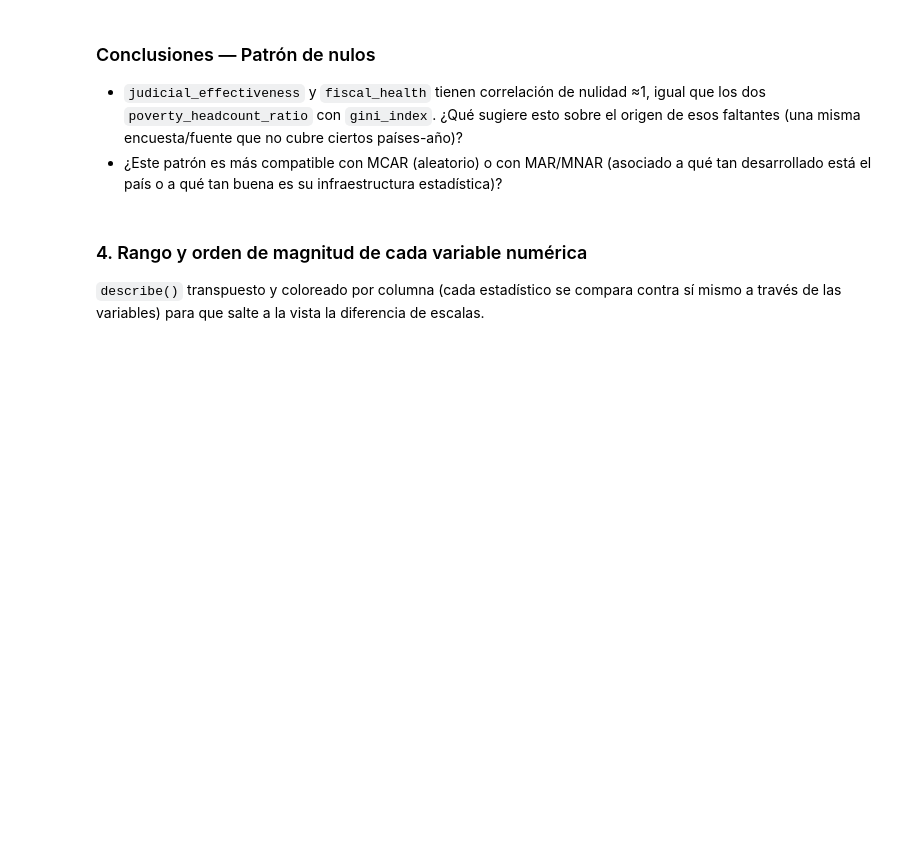
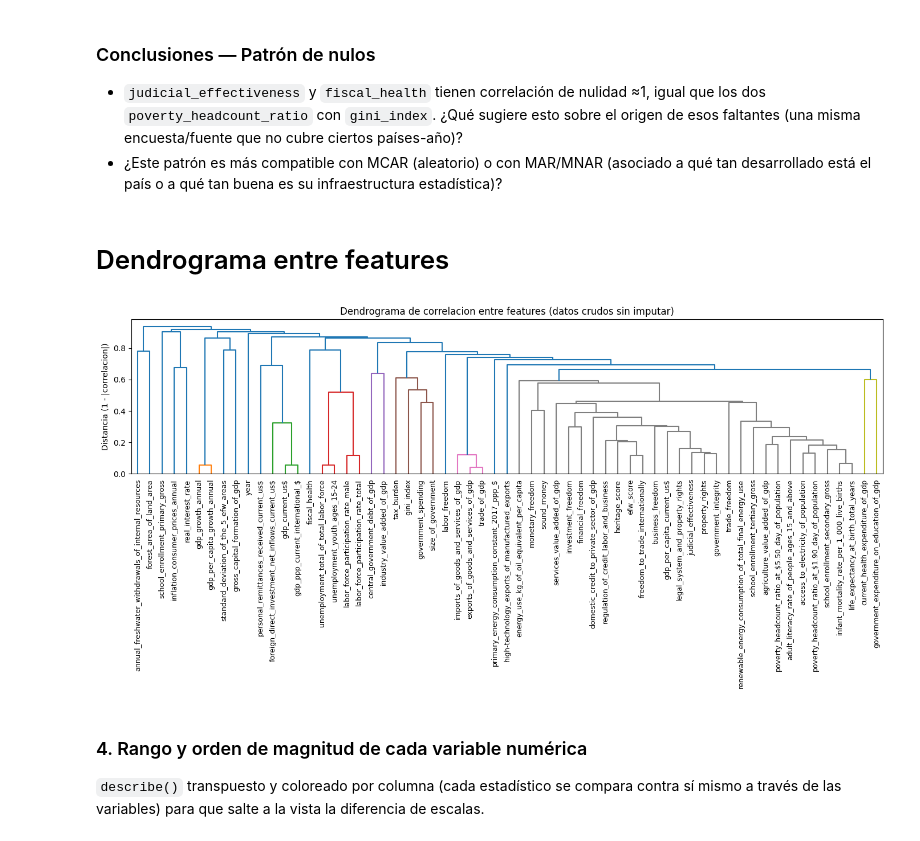
Before and after one commit to AlesioRios/Laboratorio-de-Datos-II, a Jupyter notebook: Lab_de_Datos_II_TP3.ipynb, the cells around one changed output. Cells and saved outputs as stored; diff of their text form; code cells hidden in the pictures; blank space fills up the shorter version.

```diff
--- a/Lab_de_Datos_II_TP3.ipynb
+++ b/Lab_de_Datos_II_TP3.ipynb
@@ -132,6 +174,43 @@ plt.show()
 - ¿Este patrón es más compatible con MCAR (aleatorio) o con MAR/MNAR (asociado a qué tan desarrollado está el país o a qué tan buena es su infraestructura estadística)?
 
 <!-- Completar -->
+# %% [markdown]
+# Dendrograma entre features
+# %%
+from scipy.cluster.hierarchy import linkage, dendrogram
+from scipy.spatial.distance import squareform
+
+variables_numericas = df.select_dtypes(include='number').columns.tolist()
+
+def calcular_matriz_correlacion(df, columnas):
+    """Correlacion pairwise-complete: cada par de columnas usa solo las filas
+    donde ambas tienen dato, sin necesidad de imputar previamente."""
+    return df[columnas].corr()
+
+def graficar_dendrograma_correlacion(matriz_corr, titulo):
+    # Convertimos correlacion en distancia: 1 - |corr|. Variables muy
+    # correlacionadas (en valor absoluto) quedan cerca; da igual el signo,
+    # porque para elegir predictor de imputacion nos interesa la fuerza del
+    # vinculo, no la direccion.
+    distancia = (1 - matriz_corr.abs()).to_numpy().copy()
+    np.fill_diagonal(distancia, 0)
+    distancia_condensada = squareform(distancia, checks=False)
+    enlaces = linkage(distancia_condensada, method='average')
+
+    fig, ax = plt.subplots(figsize=(14, 7))
+    dendrogram(enlaces, labels=matriz_corr.columns.tolist(),
+               leaf_rotation=90, leaf_font_size=9, ax=ax)
+    ax.set_title(titulo)
+    ax.set_ylabel('Distancia (1 - |correlacion|)')
+    plt.tight_layout()
+    plt.show()
+
+matriz_corr_cruda = calcular_matriz_correlacion(df, variables_numericas)
+
+graficar_dendrograma_correlacion(matriz_corr_cruda,
+    'Dendrograma de correlacion entre features (datos crudos sin imputar)')
+# %% [output]
+[figure, added]
 # %% [markdown]
 ### 4. Rango y orden de magnitud de cada variable numérica
 
```
Also changed, not shown: parts of 13 cells of this notebook.
